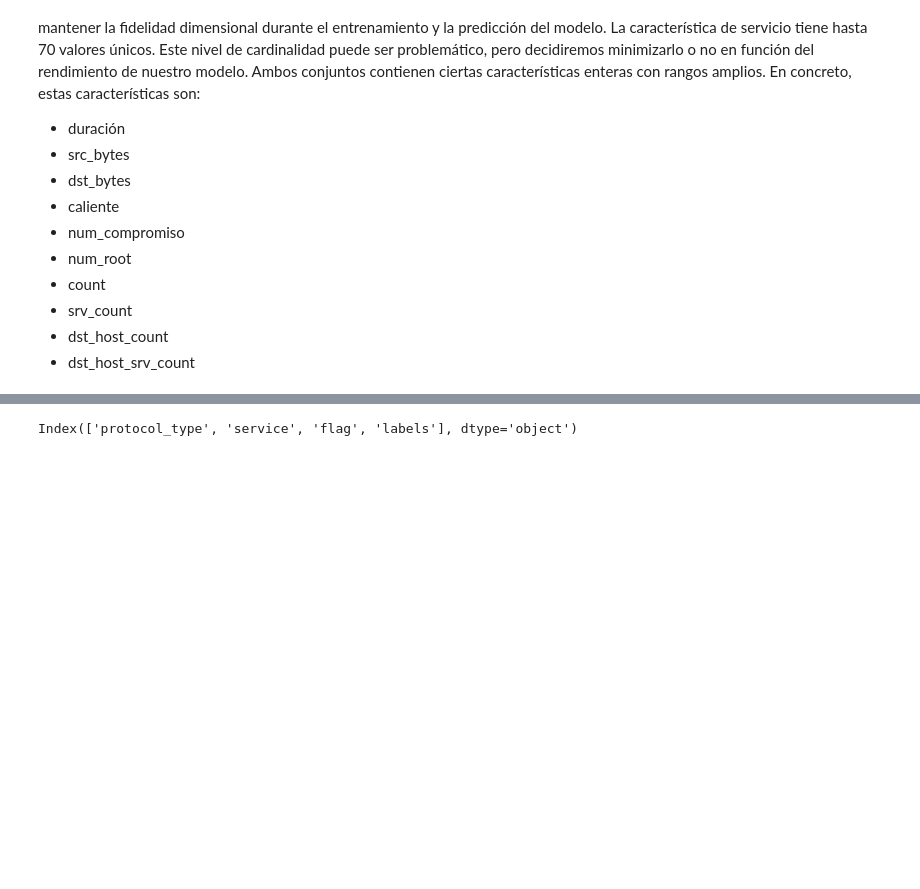
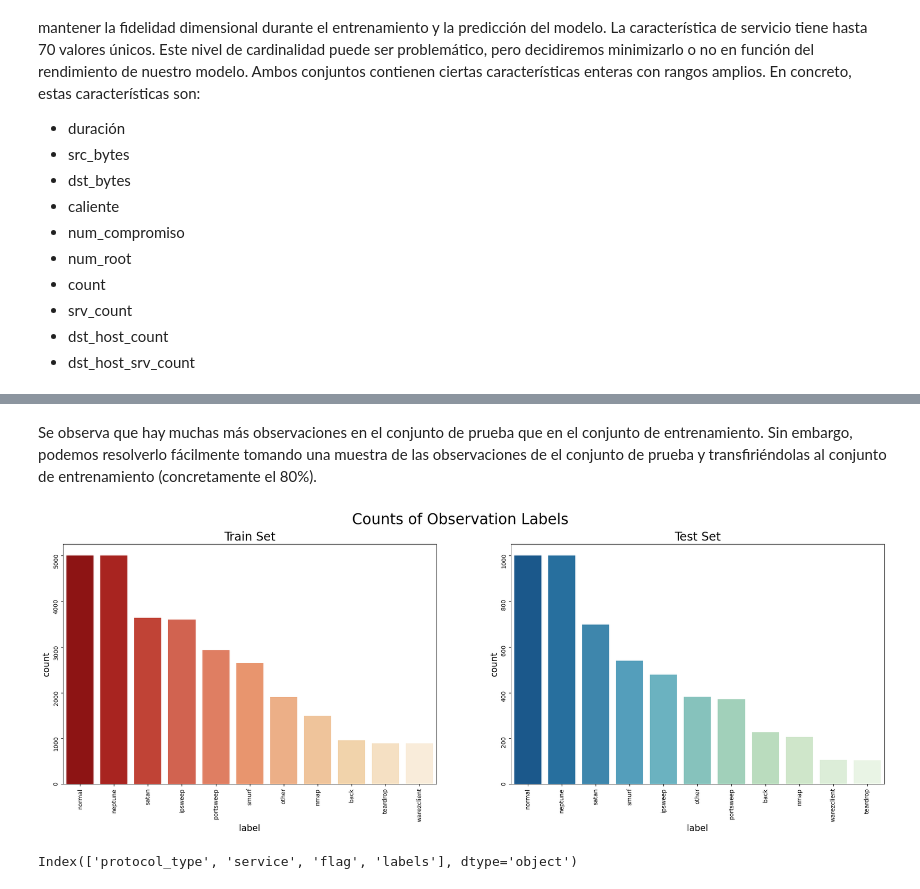
Before and after one commit to SolorzanoBryan/algoritmos_aprendizaje_automatico, a Jupyter notebook: [NRC_6278]_NombreApellidoEstudiante_ProyectoUnidad2.ipynb, the cells around one changed output, grey strips where cells are left out. Drawn from its saved outputs; the diff is of its cells as text; code cells hidden in the pictures; blank space fills up the shorter version.

```diff
--- a/[NRC_6278]_NombreApellidoEstudiante_ProyectoUnidad2.ipynb
+++ b/[NRC_6278]_NombreApellidoEstudiante_ProyectoUnidad2.ipynb
@@ -295,3 +433,44 @@ df_test.shape
+# %% [markdown]
+Se observa que hay muchas más observaciones en el conjunto de prueba que en el conjunto de entrenamiento. Sin embargo, podemos resolverlo fácilmente tomando una muestra de las observaciones de  el conjunto de prueba y transfiriéndolas al conjunto de entrenamiento (concretamente el 80%).
+# %%
+proc_test_other_slice = proc_test_df[proc_test_df['labels']=='other'].copy()
+
+proc_train_other_sampled, proc_test_other_sampled = train_test_split(proc_test_other_slice, test_size=0.2, random_state=718)
+
+proc_test_df.drop(proc_test_df.loc[proc_test_df['labels']=='other'].index, inplace=True)
+
+proc_train_df = pd.concat([proc_train_df, proc_train_other_sampled], axis=0)
+proc_test_df = pd.concat([proc_test_df, proc_test_other_sampled], axis=0)
+# %%
+fig,(ax1,ax2)= plt.subplots(ncols=2, figsize=(25, 7.5), dpi=100)
+
+fig.suptitle(f'Counts of Observation Labels', fontsize=25)
+
+sns.countplot(x="labels",
+            palette="OrRd_r",
+            data=proc_train_df,
+            order=proc_train_df['labels'].value_counts().index,
+            ax=ax1)
+
+ax1.set_title('Train Set', fontsize=20)
+ax1.set_xlabel('label', fontsize=15)
+ax1.set_ylabel('count', fontsize=15)
+ax1.tick_params(labelrotation=90)
+
+sns.countplot(x="labels",
+            palette="GnBu_r",
+            data=proc_test_df,
+            order=proc_test_df['labels'].value_counts().index,
+            ax=ax2)
+
+ax2.set_title('Test Set', fontsize=20)
+ax2.set_xlabel('label', fontsize=15)
+ax2.set_ylabel('count', fontsize=15)
+ax2.tick_params(labelrotation=90)
+
+plt.show()
+# %% [output]
+[figure, added]
 # %%
 variablesCategoricas = df_train.select_dtypes(include=['object']).columns
 variablesCategoricas
```
Also changed, not shown: parts of 30 cells of this notebook.
